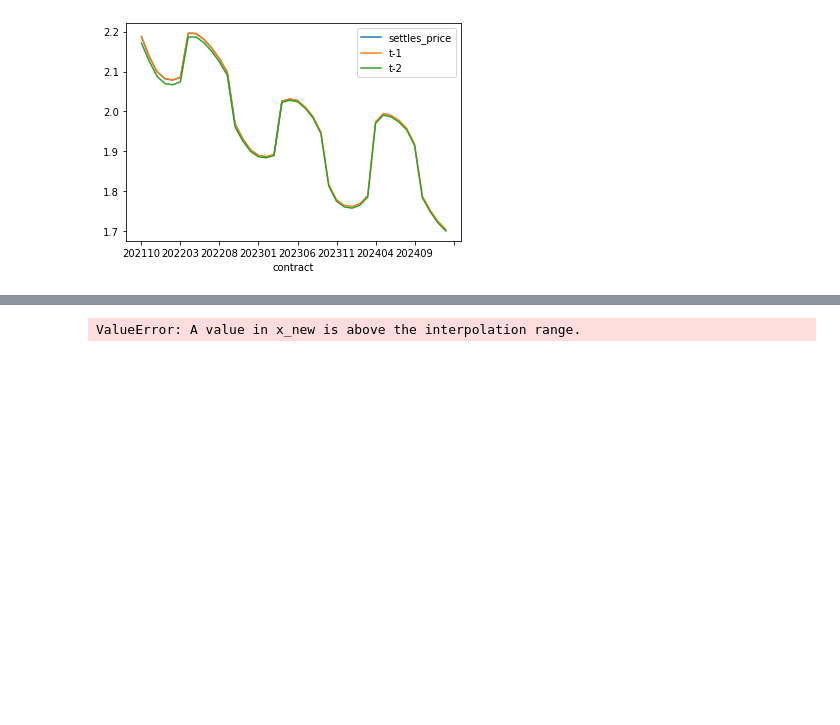
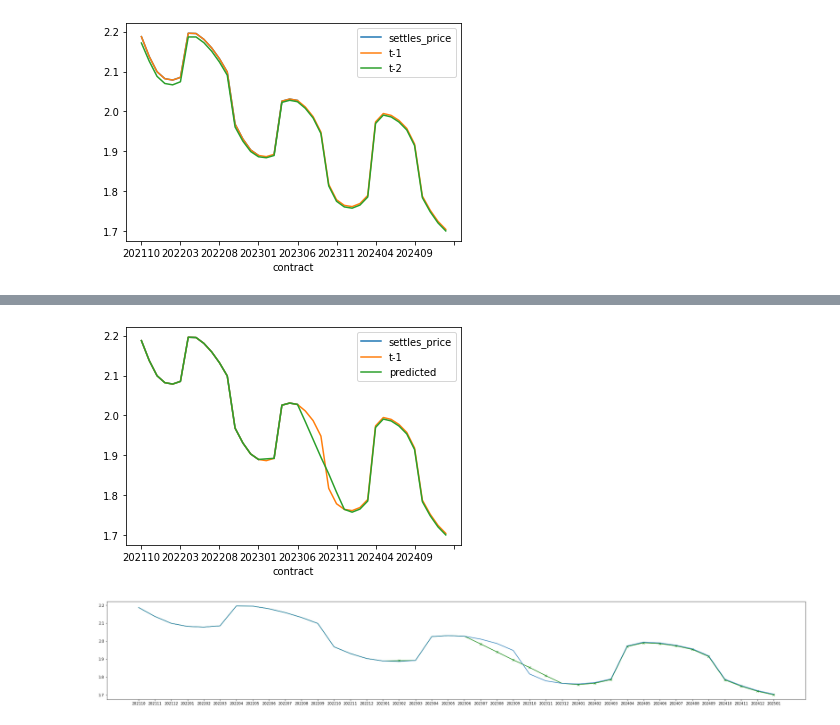
Before and after one commit to akamatht/utils, a Jupyter notebook: ttda_utils/notebooks/live_price_interpolation.ipynb, the cells around one changed output, grey strips where cells are left out. Cells and saved outputs as stored; diff of their text form; code cells hidden in the pictures; blank space fills up the shorter version.

Commit message:
Interpolation v1 (using prices)

```diff
--- a/ttda_utils/notebooks/live_price_interpolation.ipynb
+++ b/ttda_utils/notebooks/live_price_interpolation.ipynb
@@ -114,0 +57,18 @@ df['days_from_today'] = df['expiration_date'].apply(lambda x: (x - datetime.date
+# %%
+df_sub = df[['days_to_expiry','settles_price']].dropna()
+# Interpoalte only. Extrapolation is disabled by bounds_error=False and fill_value=None
+f=interpolate.interp1d(df_sub['days_to_expiry'],df_sub['settles_price'],
+                       fill_value=None, bounds_error=False, kind='linear')
+# %%
+# interpolate
+df = df.where(pd.notna(df),None).copy()
+df['price'] = df['days_to_expiry'].apply(f)
+df = df.where(pd.notna(df),None)
+# %%
+# calculate difference at last known point
+ldf = df[['contract','settles_price']].dropna()
+last_known_contract = ldf['contract'].max()
+last_known_contract_row = df[df['contract']==last_known_contract].head(1)
+print(last_known_contract_row)
+last_known_diff_s = last_known_contract_row['t-2'] - last_known_contract_row['t-1']
+last_known_diff = last_known_diff_s.iloc[0]
@@ -115,9 +84,29 @@ df['days_from_today'] = df['expiration_date'].apply(lambda x: (x - datetime.date
+# %%
+df = df.where(pd.notna(df),None).copy()
+# extrapolate
+def predict(row):
+    if row['contract'] > last_known_contract:
+        row['predicted'] = row['t-1'] + last_known_diff
+    elif (row['contract'] <= last_known_contract) and (row['settles_price'] is None):
+        row['predicted'] = row['price']
+    else:
+        row['predicted'] = row['settles_price']
+
+    return row
+df = df.apply(predict, axis=1)
+# %%
+fig = df[['contract','settles_price','t-1','predicted']].plot(x='contract').get_figure()
+fig.savefig(r'c:\temp\linear_models.pdf')
+# %% [output]
+[figure, added]
 # %%
-# fig, ax = plt.subplots(figsize=(35, 5), )
-#
-#
-# ax.plot(df_n2['contract'], df_n['derived_price'], '-gx', markevery=list(df_n2['missing']) , label='t-1')
-# ax.plot(df_n2['contract'], df_n2['t-1'], label='t-1')
-# # ax.plot(df['contract'], df['live_price'], label='live_price')
-# # ax.plot(df_n['contract'], df['t-2'], label='t-2')
-# fig.savefig(r'c:\temp\linear_models_v4.pdf')
+fig, ax = plt.subplots(figsize=(35, 5), )
+
+
+ax.plot(df['contract'], df['predicted'], '-gx', markevery=list(df['missing']) , label='t-1')
+ax.plot(df['contract'], df['t-1'], label='t-1')
+# ax.plot(df['contract'], df['live_price'], label='live_price')
+# ax.plot(df_n['contract'], df['t-2'], label='t-2')
+fig.savefig(r'c:\temp\linear_models_v5.pdf')
+# %% [output]
+[figure, added]
@@ -132,15 +112,0 @@ f=interpolate.interp1d(df_sub['days_to_expiry'],df_sub['settles_price'])
-# %%
-df = df.where(pd.notna(df),None).copy()
-def func(row):
-    if row['settles_price'] is None:
-        row['derived_price_3'] = pd.Series(f(np.array([row['days_to_expiry']])))[0]
-    else:
-        row['derived_price_3'] = row['settles_price']
-
-    return row
-
-df = df.apply(func,axis=1 )
-
-# df['derived_price_2'] = f(list(df['days_to_expiry']))
-# %% [output]
-ValueError: A value in x_new is above the interpolation range.
```
Also changed, not shown: parts of 10 cells of this notebook.
